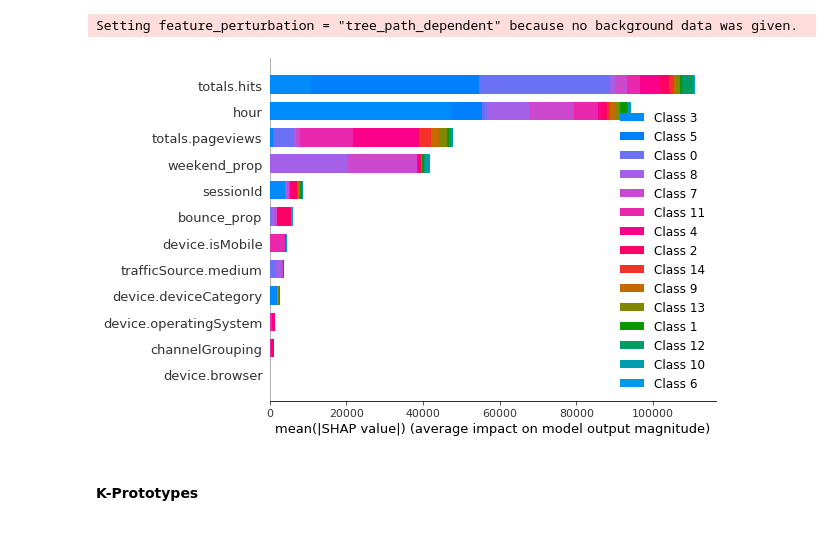
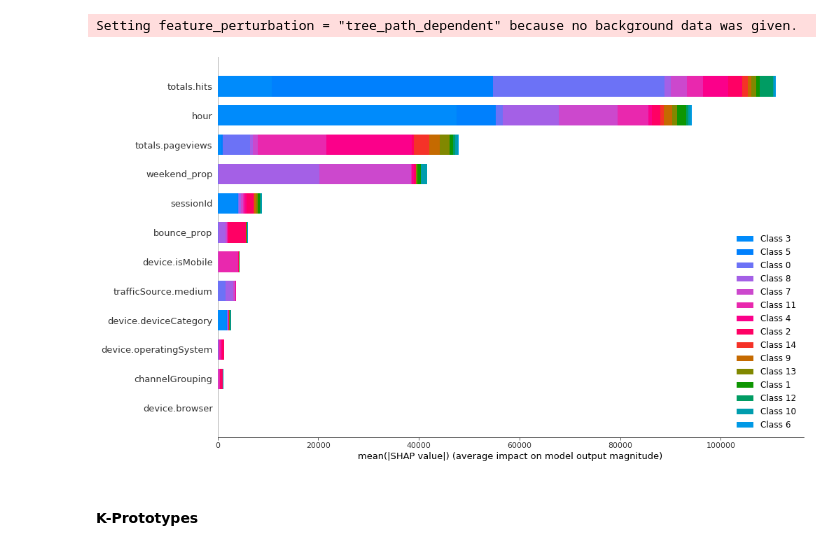
Before and after one commit to AntonsRuberts/datascience_marketing, a Jupyter notebook: KMeans_vs_KPrototypes.ipynb, the cells around one changed output. Drawn from its saved outputs; the diff is of its cells as text; code cells hidden in the pictures.

```diff
--- a/KMeans_vs_KPrototypes.ipynb
+++ b/KMeans_vs_KPrototypes.ipynb
@@ -417,9 +417,9 @@ shap_values_km = explainer_km.shap_values(lgbm_data)
 # %% [output]
 Setting feature_perturbation = "tree_path_dependent" because no background data was given.
 # %%
-shap.summary_plot(shap_values_km, lgbm_data, plot_type="bar")
+shap.summary_plot(shap_values_km, lgbm_data, plot_type="bar", plot_size=(15, 10))
 # %% [output]
-[figure, old version]
+[figure, new version]
 # %% [markdown]
 #### K-Prototypes
 # %%
```
Also changed, not shown: parts of 1 cell of this notebook.
